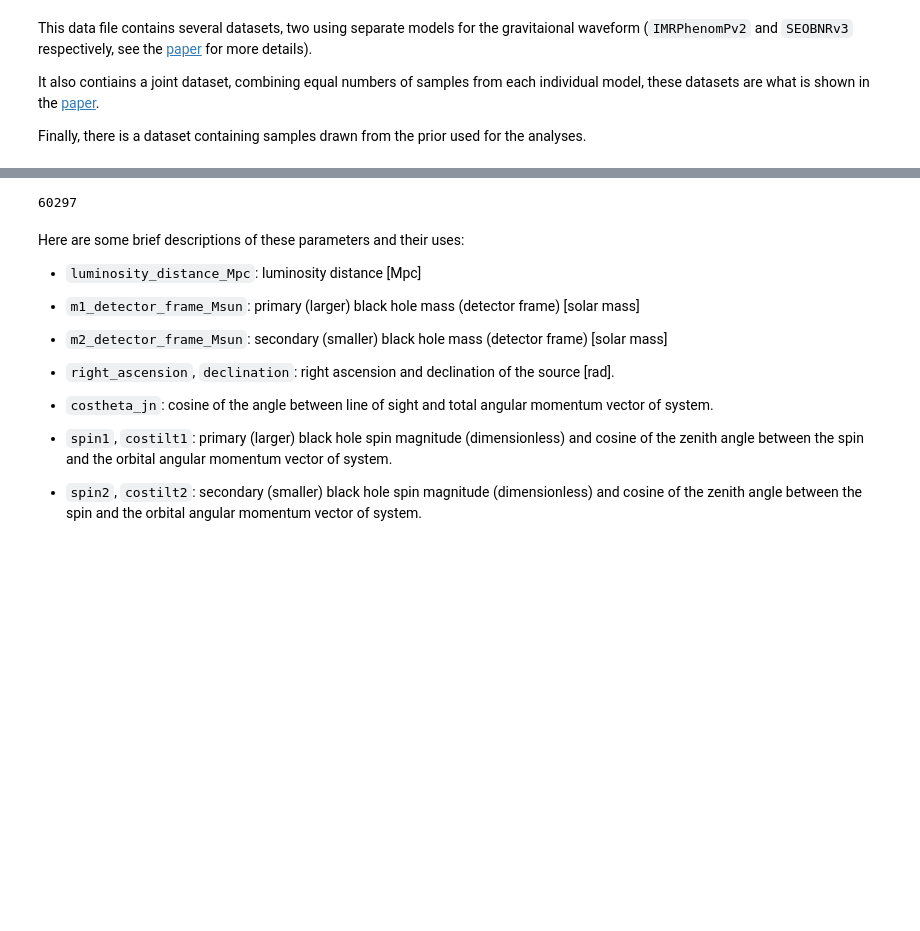
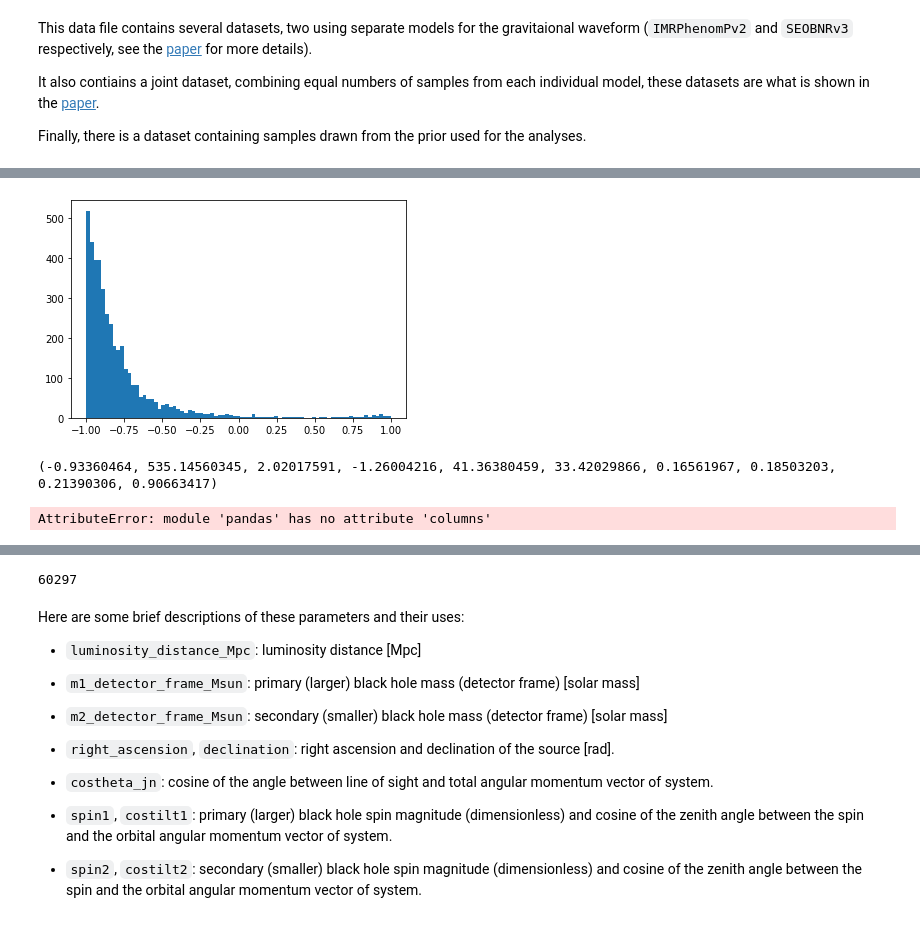
Before and after one commit to iphysresearch/VisibleGWevents, a Jupyter notebook: GWTC1/GWTC-1_sample_release.ipynb, the cells around one changed output, grey strips where cells are left out. Drawn from its saved outputs; the diff is of its cells as text; code cells hidden in the pictures; blank space fills up the shorter version.

```diff
--- a/GWTC1/GWTC-1_sample_release.ipynb
+++ b/GWTC1/GWTC-1_sample_release.ipynb
@@ -42,5 +45,3 @@ This data file contains several datasets, two using separate models for the grav
 It also contiains a joint dataset, combining equal numbers of samples from each individual model, these datasets are what is shown in the [paper](https://dcc.ligo.org/LIGO-P1800307).
 
 Finally, there is a dataset containing samples drawn from the prior used for the analyses.
-# %%
-df = pd.read_hdf(BBH_file, mode='r')
@@ -57,0 +57,15 @@ dtype([('costheta_jn', '<f8'), ('luminosity_distance_Mpc', '<f8'), ('right_ascen
+# %%
+plt.hist(df.iloc[:,0], bins='auto')
+plt.show()
+# %% [output]
+[figure, added]
+# %%
+for i in np.asarray(BBH[('SEOBNRv3_posterior')].value):
+    print(i)
+    break
+# %% [output]
+(-0.93360464, 535.14560345, 2.02017591, -1.26004216, 41.36380459, 33.42029866, 0.16561967, 0.18503203, 0.21390306, 0.90663417)
+# %%
+pd.concat([df.median(axis=0), df.median(axis=0)], axis=1, )#, columns=['SEOBNRv3_posterior', 'SEOBNRv3_posterior'])
+# %% [output]
+AttributeError: module 'pandas' has no attribute 'columns'
```
Also changed, not shown: parts of 7 cells of this notebook, 1 other file.
